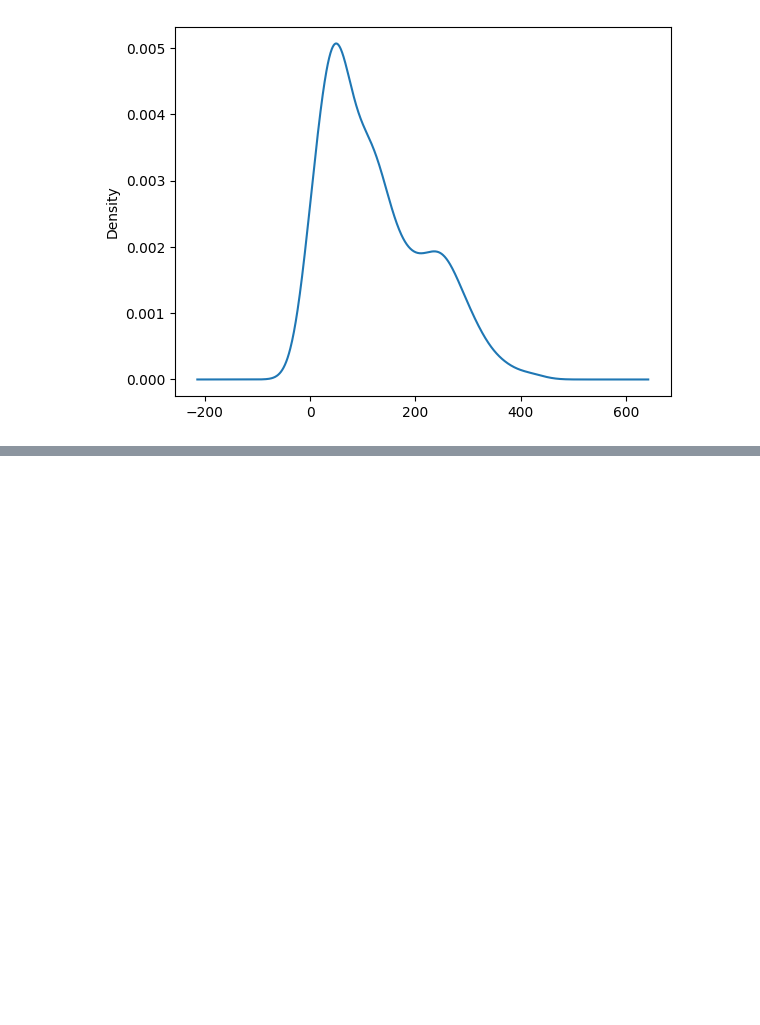
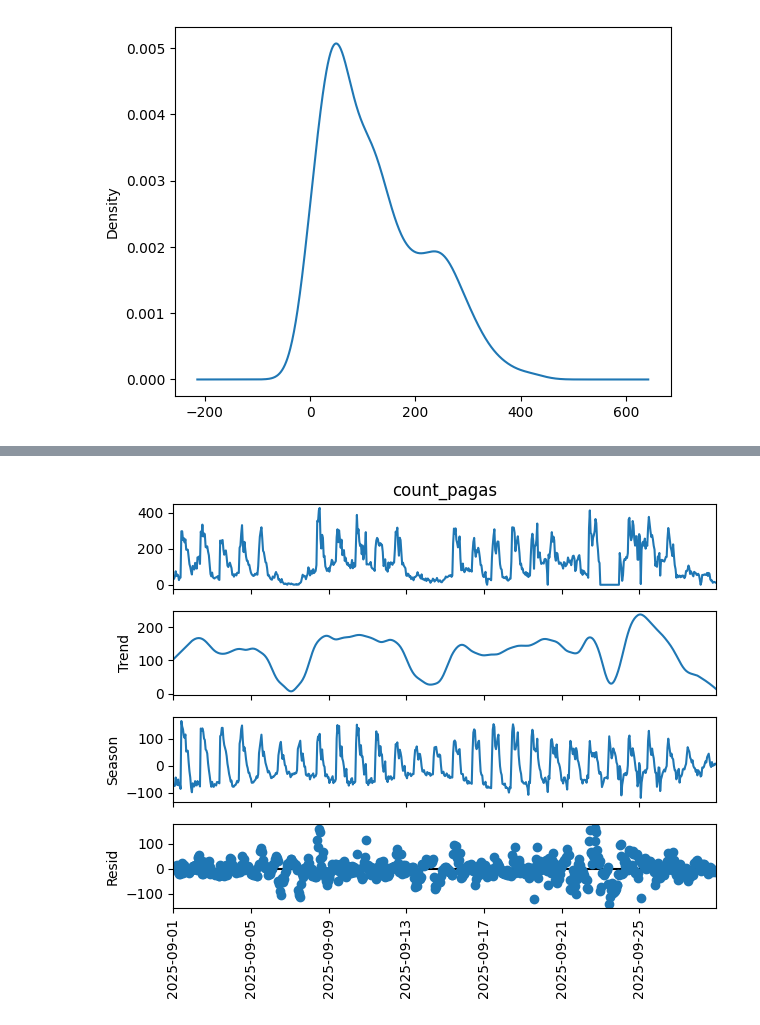
Before and after one commit to Fagner608/projeto_consultas, a Jupyter notebook: src/planejamento/conversao.ipynb, the cells around one changed output, grey strips where cells are left out. Cells and saved outputs as stored; diff of their text form; code cells hidden in the pictures; blank space fills up the shorter version.

```diff
--- a/src/planejamento/conversao.ipynb
+++ b/src/planejamento/conversao.ipynb
@@ -261 +231,11 @@ plt.xticks(rotation = 90)
+# %%
+from statsmodels.tsa.seasonal import STL
+
+stl = STL(teste['count_pagas'].dropna(), period=24)
+res = stl.fit()
+res.plot()
+plt.xticks(rotation = 90)
+plt.show()
+# %% [output]
+[figure, added]
 # %%
```
Also changed, not shown: parts of 31 cells of this notebook, 2 other files.
